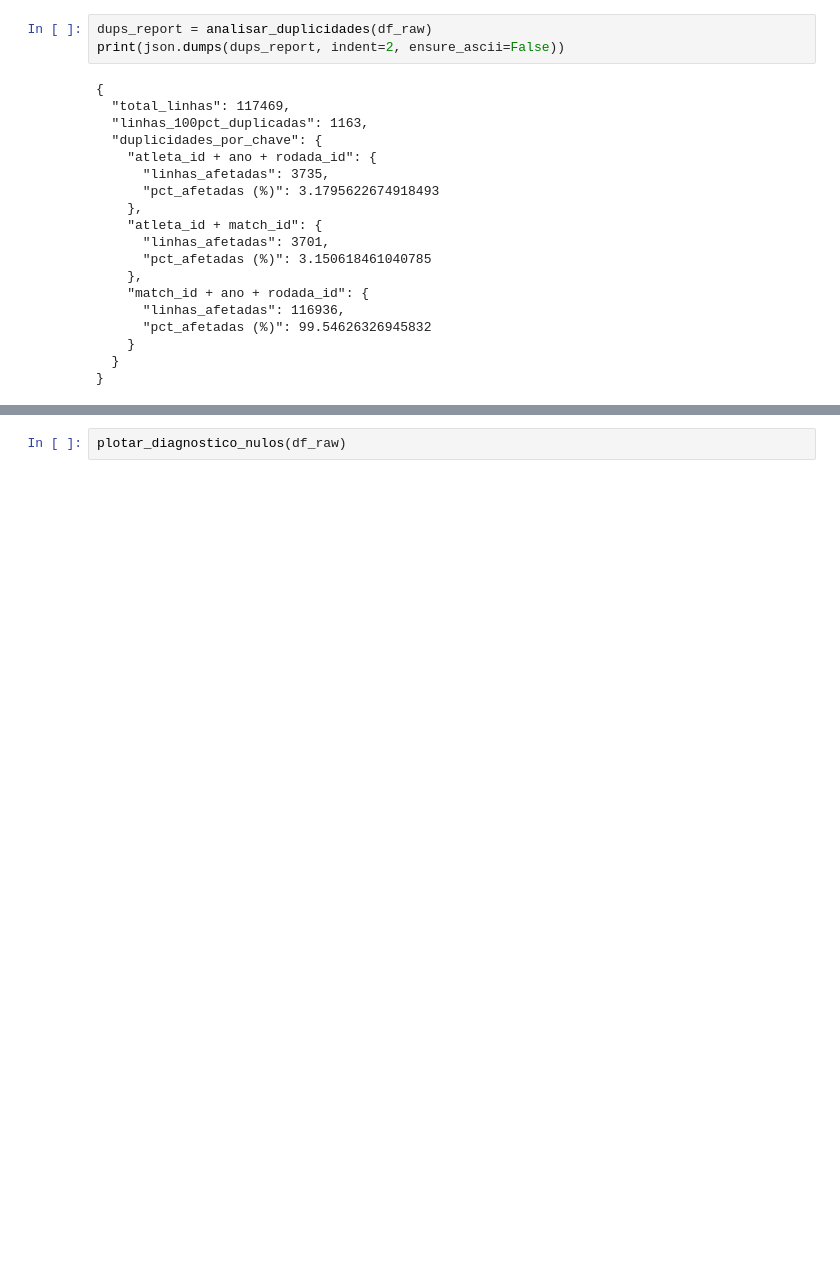
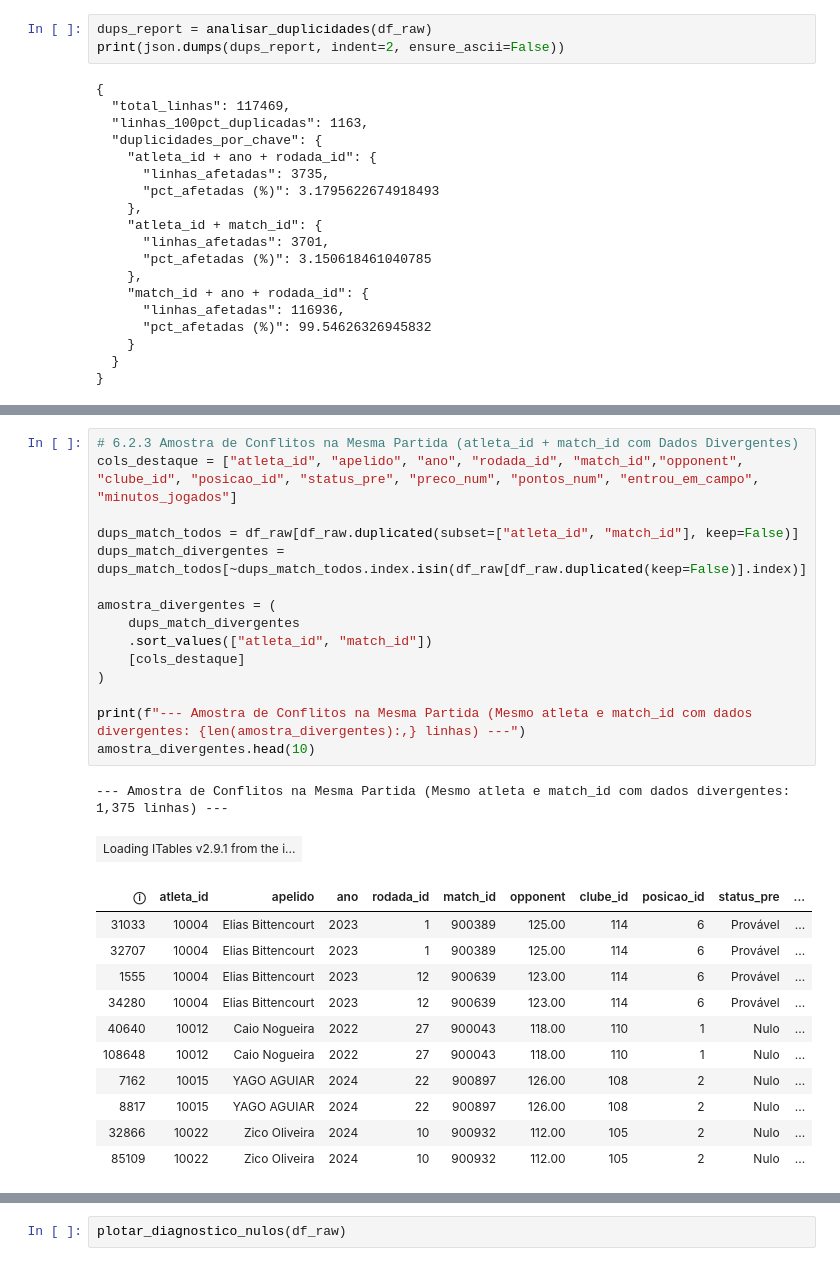
Before and after one commit to mromaoro/desafio-tecnico-gato-mestre-manual, a Jupyter notebook: notebooks/01_obtencao_dados.ipynb, the cells around one changed output, grey strips where cells are left out. Cells and saved outputs as stored; diff of their text form; blank space fills up the shorter version.

```diff
--- a/notebooks/01_obtencao_dados.ipynb
+++ b/notebooks/01_obtencao_dados.ipynb
@@ -450,0 +521,29 @@ print(json.dumps(dups_report, indent=2, ensure_ascii=False))
+# %%
+# 6.2.3 Amostra de Conflitos na Mesma Partida (atleta_id + match_id com Dados Divergentes)
+cols_destaque = ["atleta_id", "apelido", "ano", "rodada_id", "match_id","opponent", "clube_id", "posicao_id", "status_pre", "preco_num", "pontos_num", "entrou_em_campo", "minutos_jogados"]
+
+dups_match_todos = df_raw[df_raw.duplicated(subset=["atleta_id", "match_id"], keep=False)]
+dups_match_divergentes = dups_match_todos[~dups_match_todos.index.isin(df_raw[df_raw.duplicated(keep=False)].index)]
+
+amostra_divergentes = (
+    dups_match_divergentes
+    .sort_values(["atleta_id", "match_id"])
+    [cols_destaque]
+)
+
+print(f"--- Amostra de Conflitos na Mesma Partida (Mesmo atleta e match_id com dados divergentes: {len(amostra_divergentes):,} linhas) ---")
+amostra_divergentes.head(10)
+# %% [output]
+--- Amostra de Conflitos na Mesma Partida (Mesmo atleta e match_id com dados divergentes: 1,375 linhas) ---
+| Loading ITables v2.9.1 from the i... |
+| ⓘ | atleta_id | apelido | ano | rodada_id | match_id | opponent | clube_id | posicao_id | status_pre | ... |
+| 31033 | 10004 | Elias Bittencourt | 2023 | 1 | 900389 | 125.00 | 114 | 6 | Provável | ... |
+| 32707 | 10004 | Elias Bittencourt | 2023 | 1 | 900389 | 125.00 | 114 | 6 | Provável | ... |
+| 1555 | 10004 | Elias Bittencourt | 2023 | 12 | 900639 | 123.00 | 114 | 6 | Provável | ... |
+| 34280 | 10004 | Elias Bittencourt | 2023 | 12 | 900639 | 123.00 | 114 | 6 | Provável | ... |
+| 40640 | 10012 | Caio Nogueira | 2022 | 27 | 900043 | 118.00 | 110 | 1 | Nulo | ... |
+| 108648 | 10012 | Caio Nogueira | 2022 | 27 | 900043 | 118.00 | 110 | 1 | Nulo | ... |
+| 7162 | 10015 | YAGO AGUIAR | 2024 | 22 | 900897 | 126.00 | 108 | 2 | Nulo | ... |
+| 8817 | 10015 | YAGO AGUIAR | 2024 | 22 | 900897 | 126.00 | 108 | 2 | Nulo | ... |
+| 32866 | 10022 | Zico Oliveira | 2024 | 10 | 900932 | 112.00 | 105 | 2 | Nulo | ... |
+| 85109 | 10022 | Zico Oliveira | 2024 | 10 | 900932 | 112.00 | 105 | 2 | Nulo | ... |
```
Also changed, not shown: parts of 23 cells of this notebook, 11 other files.
